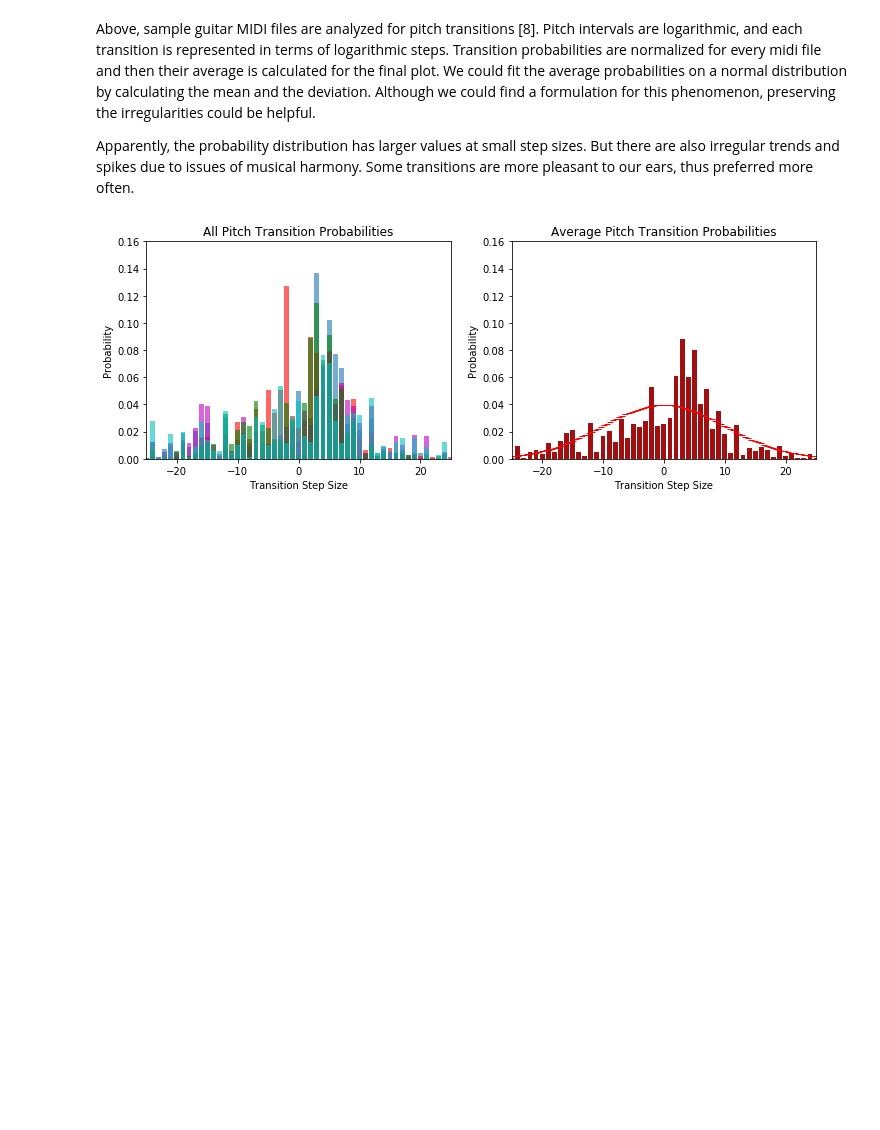
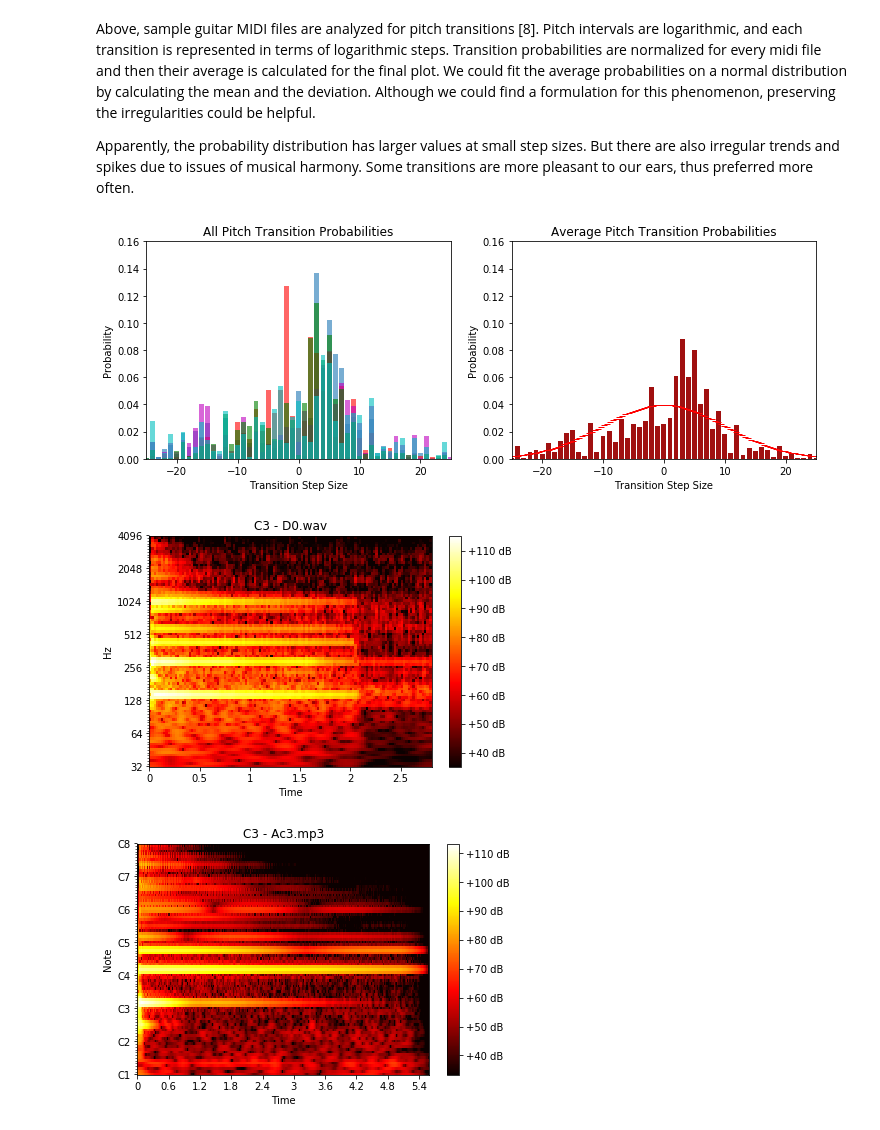
Before and after one commit to OnurOrhan/music-transcription-research, a Jupyter notebook: Report.ipynb, the cells around one changed output. Saved outputs shown, nothing was run; the diff lists cells and outputs as text; code cells hidden in the pictures; blank space fills up the shorter version.

```diff
--- a/Report.ipynb
+++ b/Report.ipynb
@@ -383,6 +383,27 @@ plt.title('Average Pitch Transition Probabilities')
 plt.show()
 # %% [output]
 [figure]
+# %%
+y, sampleRate = librosa.load("source/guitar/D0.wav")
+D = librosa.cqt(y)
+Spec = librosa.amplitude_to_db(librosa.magphase(D)[0], ref=np.min)
+librosa.display.specshow(Spec, y_axis='cqt_hz', x_axis='time', cmap='hot')
+plt.colorbar(format='%+2.0f dB')
+plt.tight_layout()
+plt.title('C3 - D0.wav')
+plt.show()
+
+y, sampleRate = librosa.load("source/guitar/Ac3.mp3")
+D = librosa.cqt(y)
+Spec = librosa.amplitude_to_db(librosa.magphase(D)[0], ref=np.min)
+librosa.display.specshow(Spec, y_axis='cqt_note', x_axis='time', cmap='hot')
+plt.colorbar(format='%+2.0f dB')
+plt.tight_layout()
+plt.title('C3 - Ac3.mp3')
+plt.show()
+# %% [output]
+[figure, added]
+[figure, added]
 # %% [markdown]
 ## 6. References
 
```
Also changed, not shown: parts of 3 cells of this notebook.
